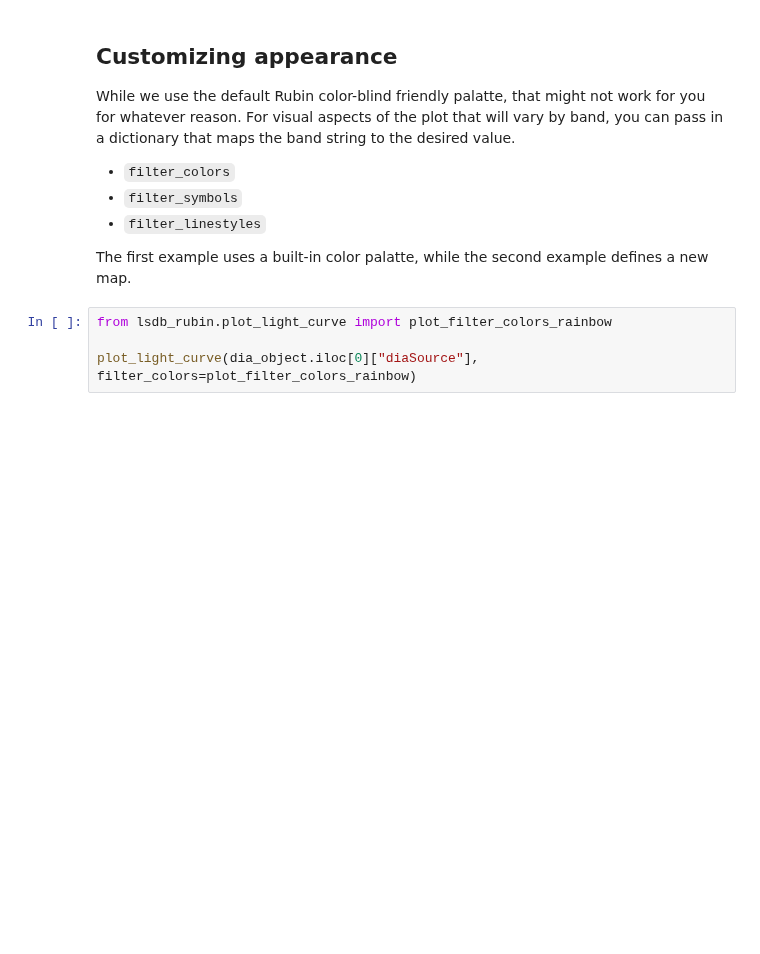
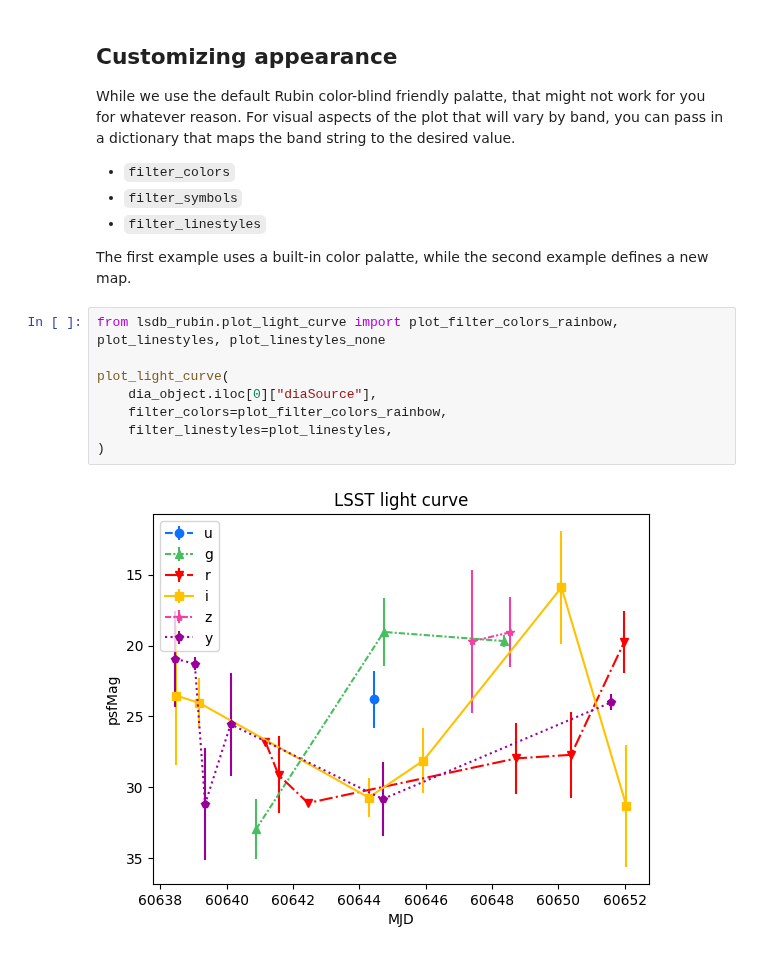
Before and after one commit to astronomy-commons/lsdb-rubin, a Jupyter notebook: docs/notebooks/plot_light_curves.ipynb, the cells around one changed output. Drawn from its saved outputs; the diff is of its cells as text; blank space fills up the shorter version.

```diff
--- a/docs/notebooks/plot_light_curves.ipynb
+++ b/docs/notebooks/plot_light_curves.ipynb
@@ -61,9 +84,15 @@ While we use the default Rubin color-blind friendly palatte, that might not work
 
 The first example uses a built-in color palatte, while the second example defines a new map.
 # %%
-from lsdb_rubin.plot_light_curve import plot_filter_colors_rainbow
+from lsdb_rubin.plot_light_curve import plot_filter_colors_rainbow, plot_linestyles, plot_linestyles_none
 
-plot_light_curve(dia_object.iloc[0]["diaSource"], filter_colors=plot_filter_colors_rainbow)
+plot_light_curve(
+    dia_object.iloc[0]["diaSource"],
+    filter_colors=plot_filter_colors_rainbow,
+    filter_linestyles=plot_linestyles,
+)
+# %% [output]
+[figure, added]
 # %%
 color_map = {
     "y": "#0c71ff",  # Blue
```
Also changed, not shown: parts of 11 cells of this notebook, 2 other files.
